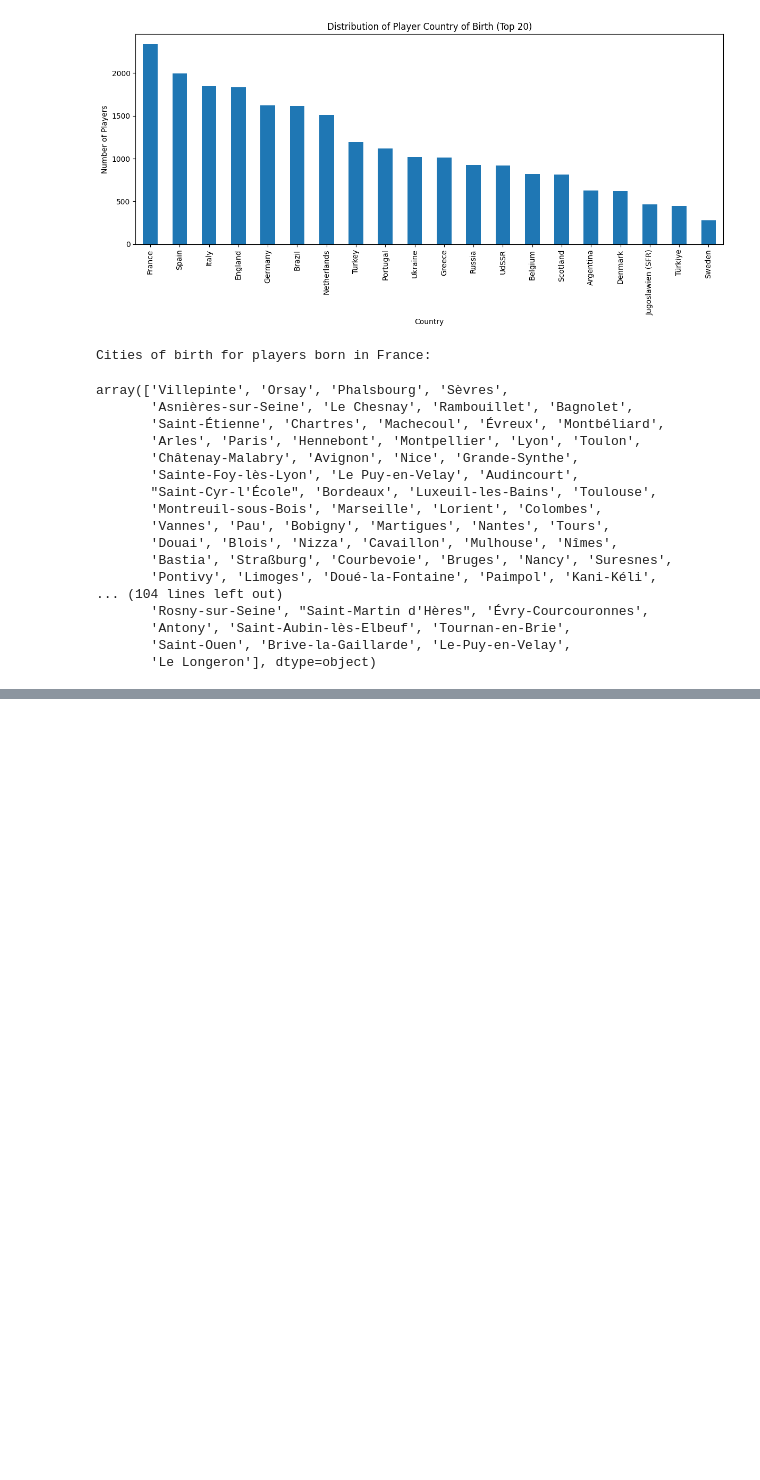
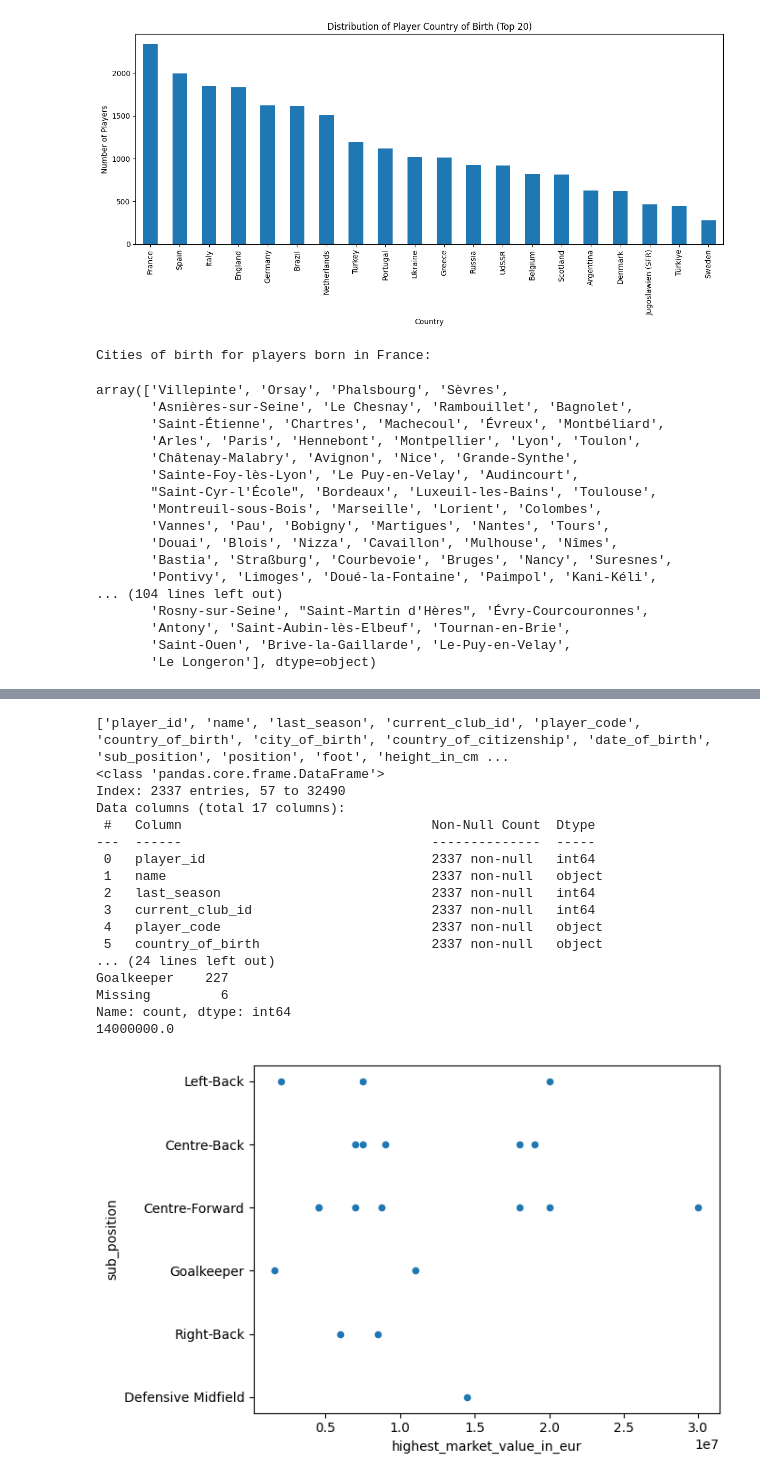
Before and after one commit to Ahmad05342/Football-Data-Analysis, a Jupyter notebook: Football_Dataset.ipynb, the cells around one changed output, grey strips where cells are left out. Saved outputs shown, nothing was run; the diff lists cells and outputs as text; code cells hidden in the pictures; blank space fills up the shorter version.

```diff
--- a/Football_Dataset.ipynb
+++ b/Football_Dataset.ipynb
@@ -740,0 +823,60 @@ array(['Villepinte', 'Orsay', 'Phalsbourg', 'Sèvres',
+# %%
+# Statistical Analysis of France Player
+import seaborn as sns
+df_france = df[df['country_of_birth'] == 'France']
+print(df_france.columns.tolist())
+
+df_france.describe()
+df_france.info()
+
+df_france.head()
+
+df_france.tail()
+
+print(f"Total French Player are: {len(df_france)}")
+
+print(f"Average market value of France is :Euro {df_france['highest_market_value_in_eur'].mean():,.0f}")
+
+print(f"Max value of the French player is :Euro {df_france['highest_market_value_in_eur'].max():,.0f}")
+
+print(f"Min value of the French player is :Euro {df_france['highest_market_value_in_eur'].min():,.0f}")
+
+print(f"Most French Player are born in the city of {df_france['city_of_birth'].value_counts().idxmax()}")
+
+print(f"Most French Player plays for position of {df_france['position'].value_counts().idxmax()}")
+
+print(f"Most French Player plays for sub position of {df_france['sub_position'].value_counts().idxmax()}")
+
+player_france_pos = df[df['country_of_birth'] == 'France'].value_counts('position')
+
+print(player_france_pos)
+
+#Elite player Analysis
+
+df_france_elite_threshold = df_france['highest_market_value_in_eur'].quantile(.9)
+
+print(df_france_elite_threshold)
+
+df_france_value=df_france[['name','highest_market_value_in_eur', 'position','sub_position']].head(20)
+
+df_france_value.plot(kind= 'scatter', x = 'highest_market_value_in_eur', y ='sub_position')
+plt.show()
+# %% [output]
+['player_id', 'name', 'last_season', 'current_club_id', 'player_code', 'country_of_birth', 'city_of_birth', 'country_of_citizenship', 'date_of_birth', 'sub_position', 'position', 'foot', 'height_in_cm ...
+<class 'pandas.core.frame.DataFrame'>
+Index: 2337 entries, 57 to 32490
+Data columns (total 17 columns):
+ #   Column                                Non-Null Count  Dtype
+---  ------                                --------------  -----
+ 0   player_id                             2337 non-null   int64
+ 1   name                                  2337 non-null   object
+ 2   last_season                           2337 non-null   int64
+ 3   current_club_id                       2337 non-null   int64
+ 4   player_code                           2337 non-null   object
+ 5   country_of_birth                      2337 non-null   object
+... (24 lines left out)
+Goalkeeper    227
+Missing         6
+Name: count, dtype: int64
+14000000.0
+[figure, added]
```
Also changed, not shown: parts of 4 cells of this notebook.
